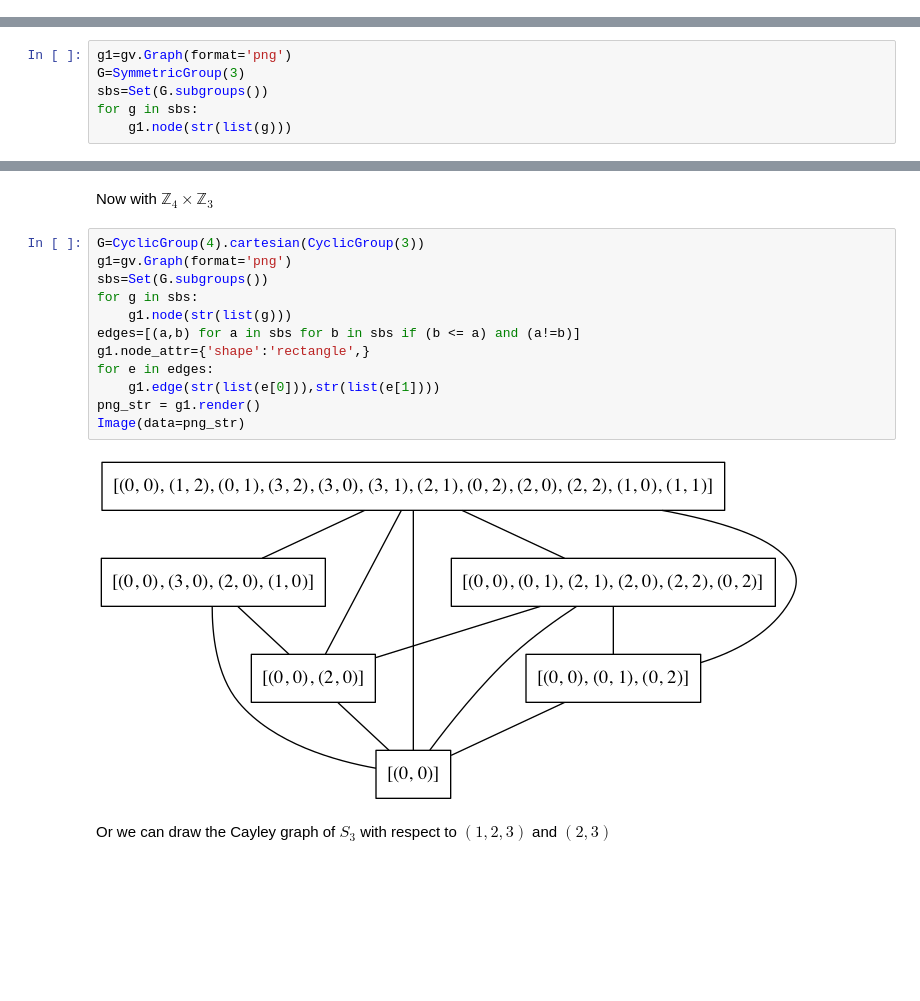
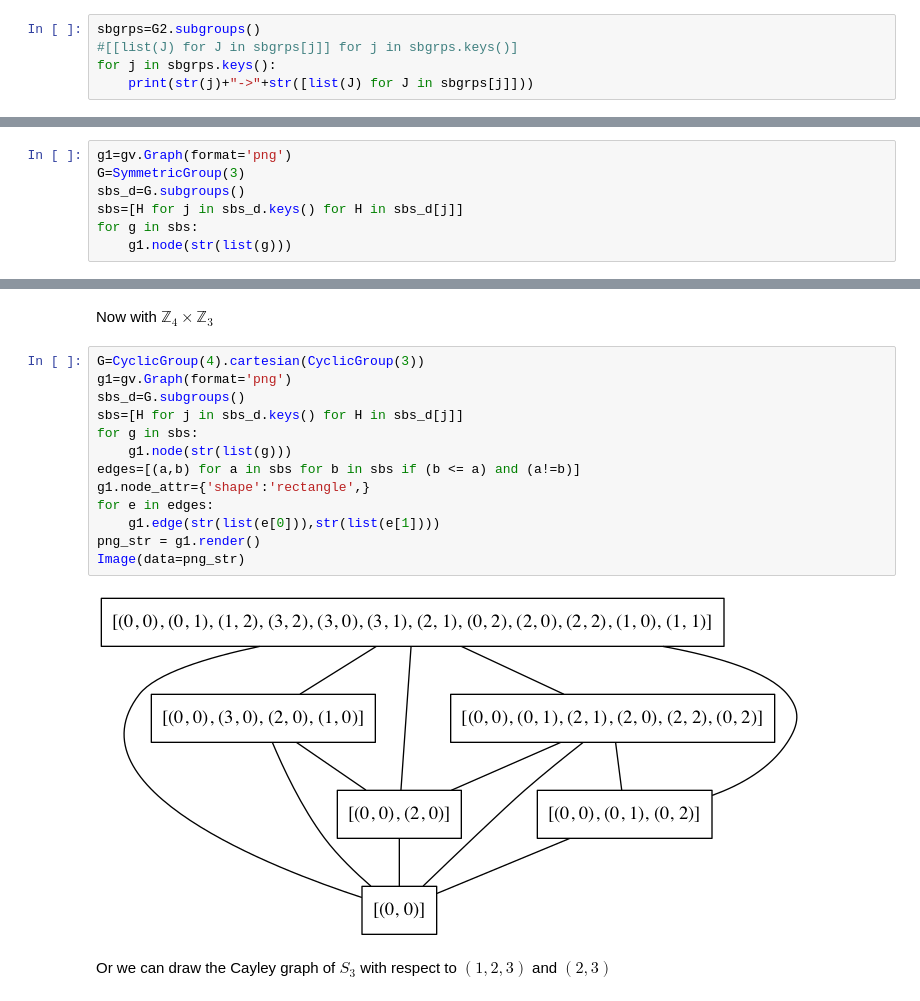
Before and after one commit to pedritomelenas/Algebra-II, a Jupyter notebook: Grupos/absalg-new/Tutorial.ipynb, the cells around one changed output, grey strips where cells are left out. Cells and saved outputs as stored; diff of their text form; blank space fills up the shorter version.

Commit message:
la salida de G.subgroups() es ahora un diccionario
el diccionario es de la forma n:conjunto de subgrupos con orden n

```diff
--- a/Grupos/absalg-new/Tutorial.ipynb
+++ b/Grupos/absalg-new/Tutorial.ipynb
@@ -182,0 +167,5 @@ True
+# %%
+sbgrps=G2.subgroups()
+#[[list(J) for J in sbgrps[j]] for j in sbgrps.keys()]
+for j in sbgrps.keys():
+    print(str(j)+"->"+str([list(J) for J in sbgrps[j]]))
@@ -484,7 +477,8 @@ Now we define a graph, and the group. The vertices of the graph will be the subg
 # %%
 g1=gv.Graph(format='png')
 G=SymmetricGroup(3)
-sbs=Set(G.subgroups())
+sbs_d=G.subgroups()
+sbs=[H for j in sbs_d.keys() for H in sbs_d[j]]
 for g in sbs:
     g1.node(str(list(g)))
 # %% [markdown]
@@ -506,17 +500,18 @@ Now with $\mathbb{Z}_4\times \mathbb{Z}_3$
 # %%
 G=CyclicGroup(4).cartesian(CyclicGroup(3))
 g1=gv.Graph(format='png')
-sbs=Set(G.subgroups())
+sbs_d=G.subgroups()
+sbs=[H for j in sbs_d.keys() for H in sbs_d[j]]
 for g in sbs:
     g1.node(str(list(g)))
 edges=[(a,b) for a in sbs for b in sbs if (b <= a) and (a!=b)]
 g1.node_attr={'shape':'rectangle',}
 for e in edges:
     g1.edge(str(list(e[0])),str(list(e[1])))
 png_str = g1.render()
 Image(data=png_str)
 # %% [output]
-[figure, old version]
+[figure, new version]
 # %% [markdown]
 Or we can draw the Cayley graph of $S_3$ with respect to $(1,2,3)$ and $(2,3)$
 # %%
```
Also changed, not shown: parts of 12 cells of this notebook, 2 other files.
